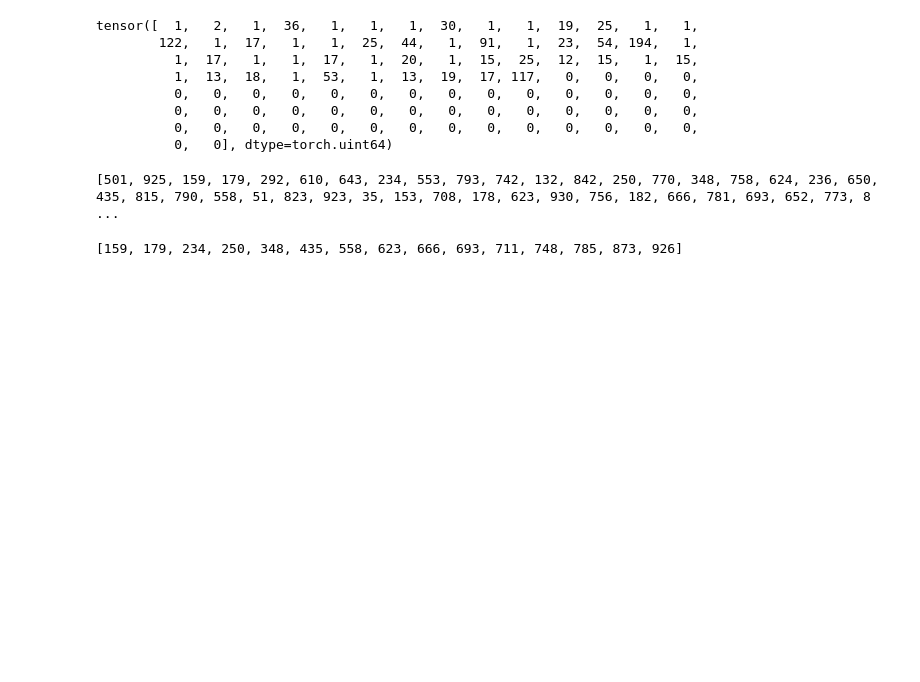
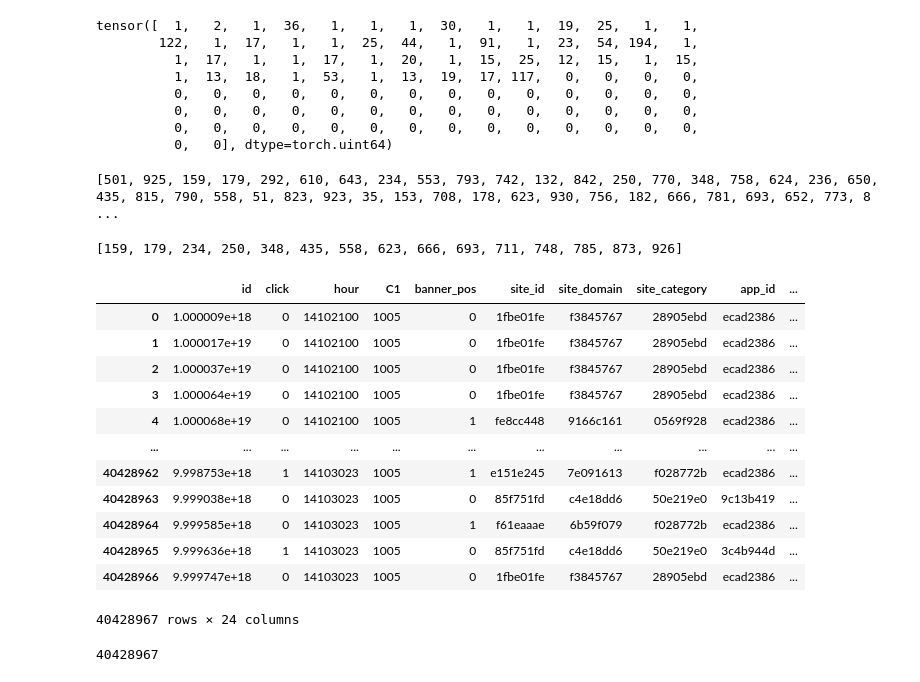
Before and after one commit to funktor/recsys, a Jupyter notebook: py-transformer-recsys.ipynb, the cells around one changed output. Drawn from its saved outputs; the diff is of its cells as text; code cells hidden in the pictures; blank space fills up the shorter version.

```diff
--- a/py-transformer-recsys.ipynb
+++ b/py-transformer-recsys.ipynb
@@ -729,0 +1183,20 @@ longest_increasing_subsequence(h)
+# %%
+df
+# %% [output]
+|  | id | click | hour | C1 | banner_pos | site_id | site_domain | site_category | app_id | ... |
+| 0 | 1.000009e+18 | 0 | 14102100 | 1005 | 0 | 1fbe01fe | f3845767 | 28905ebd | ecad2386 | ... |
+| 1 | 1.000017e+19 | 0 | 14102100 | 1005 | 0 | 1fbe01fe | f3845767 | 28905ebd | ecad2386 | ... |
+| 2 | 1.000037e+19 | 0 | 14102100 | 1005 | 0 | 1fbe01fe | f3845767 | 28905ebd | ecad2386 | ... |
+| 3 | 1.000064e+19 | 0 | 14102100 | 1005 | 0 | 1fbe01fe | f3845767 | 28905ebd | ecad2386 | ... |
+| 4 | 1.000068e+19 | 0 | 14102100 | 1005 | 1 | fe8cc448 | 9166c161 | 0569f928 | ecad2386 | ... |
+| ... | ... | ... | ... | ... | ... | ... | ... | ... | ... | ... |
+| 40428962 | 9.998753e+18 | 1 | 14103023 | 1005 | 1 | e151e245 | 7e091613 | f028772b | ecad2386 | ... |
+| 40428963 | 9.999038e+18 | 0 | 14103023 | 1005 | 0 | 85f751fd | c4e18dd6 | 50e219e0 | 9c13b419 | ... |
+| 40428964 | 9.999585e+18 | 0 | 14103023 | 1005 | 1 | f61eaaae | 6b59f079 | f028772b | ecad2386 | ... |
+| 40428965 | 9.999636e+18 | 1 | 14103023 | 1005 | 0 | 85f751fd | c4e18dd6 | 50e219e0 | 3c4b944d | ... |
+| 40428966 | 9.999747e+18 | 0 | 14103023 | 1005 | 0 | 1fbe01fe | f3845767 | 28905ebd | ecad2386 | ... |
+40428967 rows × 24 columns
+# %%
+len(df.id.unique())
+# %% [output]
+40428967
```
Also changed, not shown: parts of 55 cells of this notebook.
